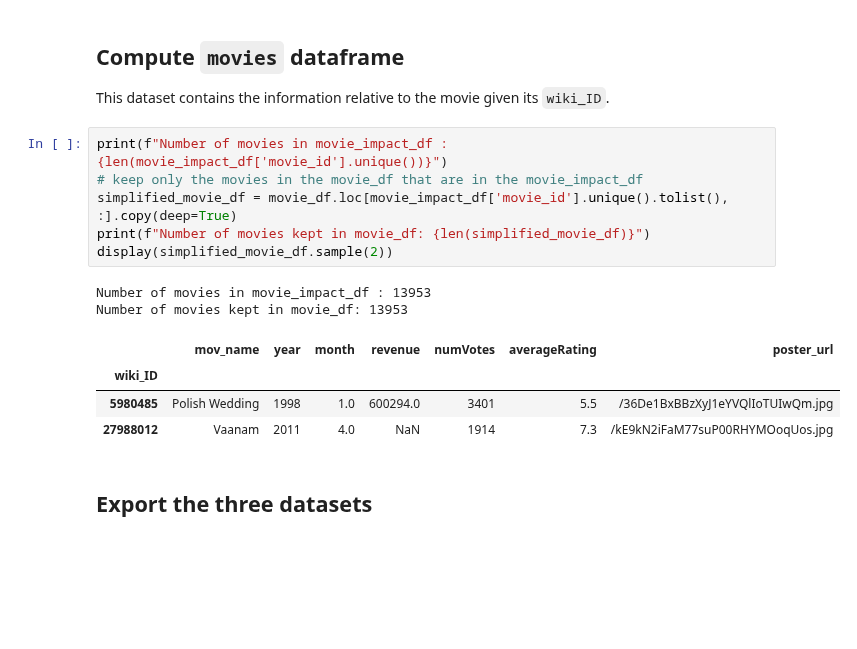
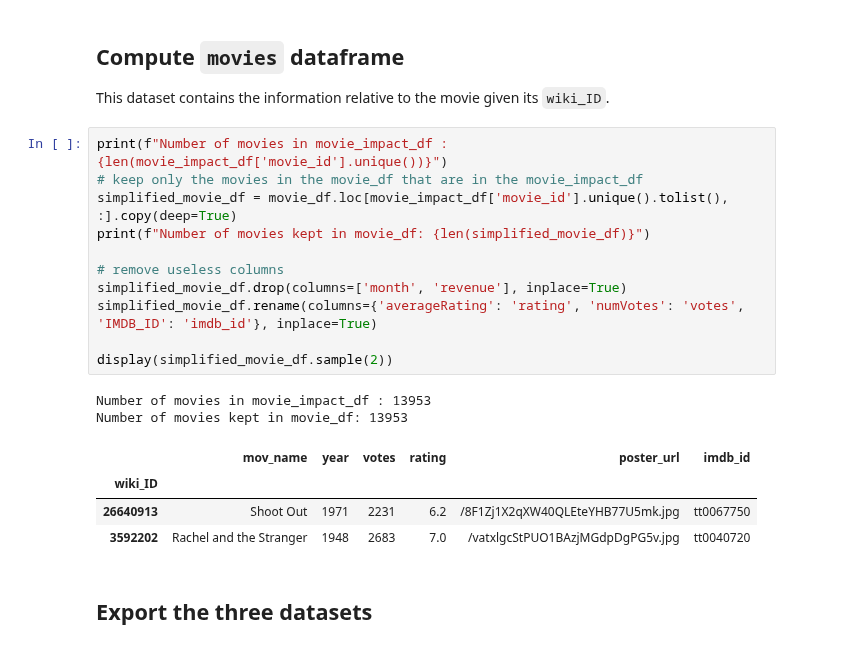
Before and after one commit to epfl-ada/ada-2023-project-abadakor, a Jupyter notebook: data/get_data_for_website.ipynb, the cells around one changed output. Drawn from its saved outputs; the diff is of its cells as text; blank space fills up the shorter version.

Commit message:
added imdb_id to movie.csv

```diff
--- a/data/get_data_for_website.ipynb
+++ b/data/get_data_for_website.ipynb
@@ -412,16 +412,21 @@ This dataset contains the information relative to the movie given its `wiki_ID`.
 # %%
 print(f"Number of movies in movie_impact_df : {len(movie_impact_df['movie_id'].unique())}")
 # keep only the movies in the movie_df that are in the movie_impact_df
 simplified_movie_df = movie_df.loc[movie_impact_df['movie_id'].unique().tolist(), :].copy(deep=True)
 print(f"Number of movies kept in movie_df: {len(simplified_movie_df)}")
+
+# remove useless columns
+simplified_movie_df.drop(columns=['month', 'revenue'], inplace=True)
+simplified_movie_df.rename(columns={'averageRating': 'rating', 'numVotes': 'votes', 'IMDB_ID': 'imdb_id'}, inplace=True)
+
 display(simplified_movie_df.sample(2))
 # %% [output]
 Number of movies in movie_impact_df : 13953
 Number of movies kept in movie_df: 13953
-|  | mov_name | year | month | revenue | numVotes | averageRating | poster_url |
-| wiki_ID |  |  |  |  |  |  |  |
-| 5980485 | Polish Wedding | 1998 | 1.0 | 600294.0 | 3401 | 5.5 | /36De1BxBBzXyJ1eYVQlIoTUIwQm.jpg |
-| 27988012 | Vaanam | 2011 | 4.0 | NaN | 1914 | 7.3 | /kE9kN2iFaM77suP00RHYMOoqUos.jpg |
+|  | mov_name | year | votes | rating | poster_url | imdb_id |
+| wiki_ID |  |  |  |  |  |  |
+| 26640913 | Shoot Out | 1971 | 2231 | 6.2 | /8F1Zj1X2qXW40QLEteYHB77U5mk.jpg | tt0067750 |
+| 3592202 | Rachel and the Stranger | 1948 | 2683 | 7.0 | /vatxlgcStPUO1BAzjMGdpDgPG5v.jpg | tt0040720 |
 # %% [markdown]
 ## Export the three datasets
 # %%
```
Also changed, not shown: parts of 53 cells of this notebook, 3 other files.
